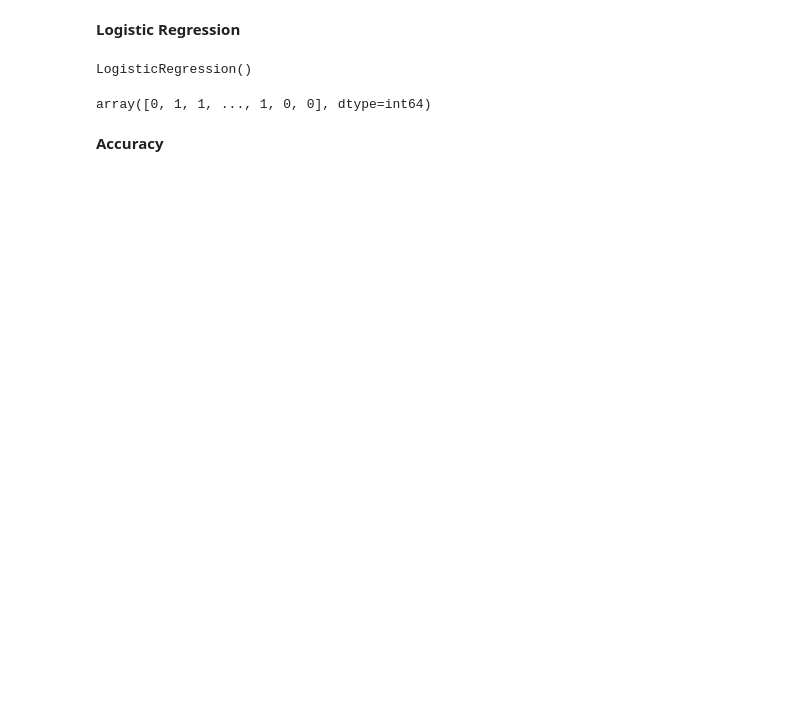
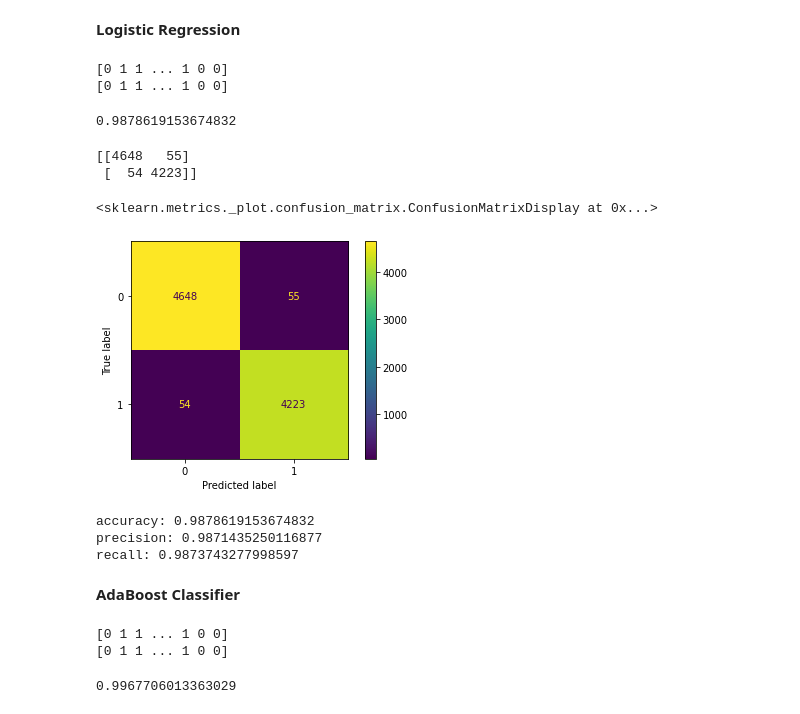
Before and after one commit to FAITHResearchProject/Fake-News-Detection, a Jupyter notebook: main.ipynb, the cells around one changed output. Drawn from its saved outputs; the diff is of its cells as text; code cells hidden in the pictures; blank space fills up the shorter version.

Commit message:
Model Evaluation

```diff
--- a/main.ipynb
+++ b/main.ipynb
@@ -233,5 +198,0 @@ print(X_testcovector)
-# %%
-from sklearn.linear_model import LinearRegression
-clf = LinearRegression()
-clf.fit(X_testcovector, y_test)
-clf.predict(X_testcovector)
@@ -245,13 +203,47 @@ clf.score(X_testcovector, y_test)
 # %% [markdown]
 **Logistic Regression**
-# %%
-logreg = LogisticRegression()
-logreg.fit(X_testcovector, y_test)
-# %% [output]
-LogisticRegression()
-# %%
-logreg.predict(X_testcovector)
-# %% [output]
-array([0, 1, 1, ..., 1, 0, 0], dtype=int64)
-# %% [markdown]
-**Accuracy**
+# %%
+LR = LogisticRegression()
+LR.fit(X_train, y_train)
+LRpred = LR.predict(X_test)
+# %%
+print(LRpred)
+print(y_test)
+# %% [output]
+[0 1 1 ... 1 0 0]
+[0 1 1 ... 1 0 0]
+# %%
+LRscore = LR.score(X_test, y_test)
+print(LRscore)
+# %% [output]
+0.9878619153674832
+# %%
+from sklearn import metrics
+LR_r_score = metrics.confusion_matrix(y_test, LRpred)
+print(LR_r_score)
+plot_confusion_matrix(LR, X_test, y_test)
+# %% [output]
+[[4648   55]
+ [  54 4223]]
+<sklearn.metrics._plot.confusion_matrix.ConfusionMatrixDisplay at 0x...>
+[figure, added]
+# %%
+LR_r_score = np.flip(LR_r_score)
+
+#accuracy
+LR_acc = (LR_r_score[0][0] + LR_r_score[-1][-1]) / np.sum(LR_r_score)
+print('accuracy: '+ str(float(LR_acc)))
+
+#precission
+LR_precision = sklearn.metrics.precision_score(y_test, LRpred)
+print('precision: '+ str(float(LR_precision)))
+
+#recall
+LR_recall = sklearn.metrics.recall_score(y_test, LRpred)
+print('recall: '+ str(float(LR_recall)))
+# %% [output]
+accuracy: 0.9878619153674832
+precision: 0.9871435250116877
+recall: 0.9873743277998597
+# %% [markdown]
+**AdaBoost Classifier**
@@ -257,0 +254,11 @@ array([0, 1, 1, ..., 1, 0, 0], dtype=int64)
+# %%
+print(Adapred)
+print(y_test)
+# %% [output]
+[0 1 1 ... 1 0 0]
+[0 1 1 ... 1 0 0]
+# %%
+Adascore = Ada.score(X_test, y_test)
+print(Adascore)
+# %% [output]
+0.9967706013363029
```
Also changed, not shown: parts of 25 cells of this notebook, 1 other file.
